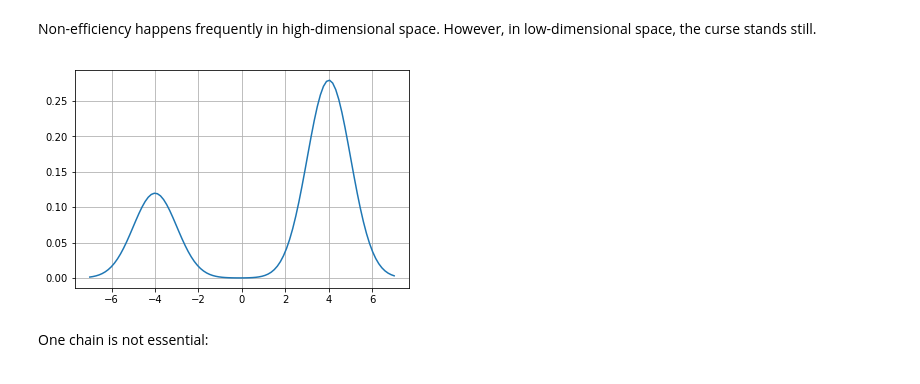
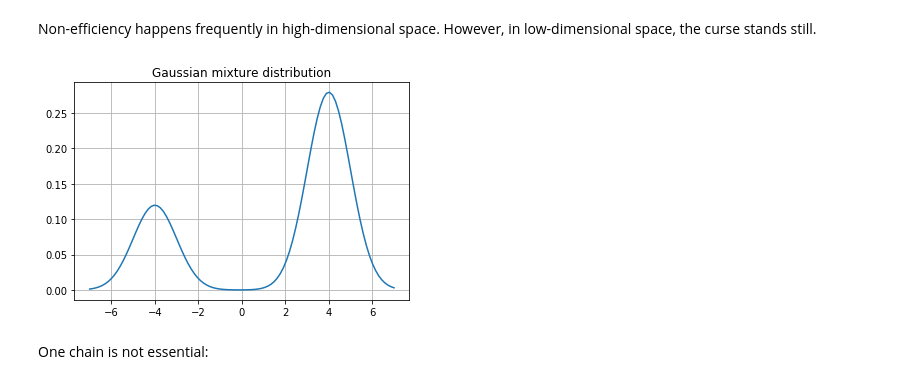
Before and after one commit to physicsliupeng/nn4fun, a Jupyter notebook: nn4infer/A Personal Review of Bayesian Inference.ipynb, the cells around one changed output. Drawn from its saved outputs; the diff is of its cells as text; code cells hidden in the pictures.

```diff
--- a/nn4infer/A Personal Review of Bayesian Inference.ipynb
+++ b/nn4infer/A Personal Review of Bayesian Inference.ipynb
@@ -139,19 +191,21 @@ Non-efficiency happens frequently in high-dimensional space. However, in low-dim
 # %%
 from scipy.stats import norm
 from scipy.misc import logsumexp
 def plot_gaussian_mixture(weights, locations, scales):
     def log_p(x):
         return logsumexp([np.log(w) + norm.logpdf(x, l, s)
                           for w, l, s in zip(weights, locations, scales)])
     axes = plt.figure().add_subplot(111)
     xs = np.linspace(locations[0] - 3*scales[0],
                      locations[-1] + 3*scales[-1],
                      100)
     axes.plot(xs, [np.exp(log_p(_)) for _ in xs])
     axes.grid()
+    plt.title('Gaussian mixture distribution')
+    plt.show()
     return log_p
 log_p = plot_gaussian_mixture(
     weights=[0.3, 0.7], locations=[-4, 4], scales=[1, 1])
 # %% [output]
-[figure, old version]
+[figure, new version]
 # %%
```
Also changed, not shown: parts of 24 cells of this notebook.
